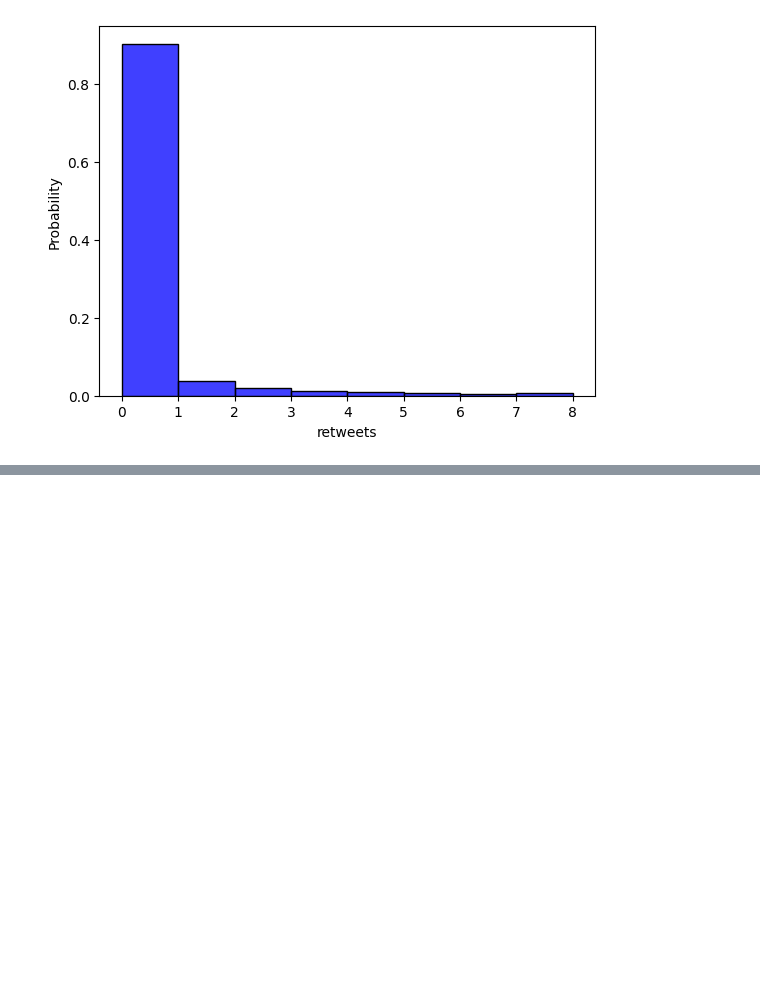
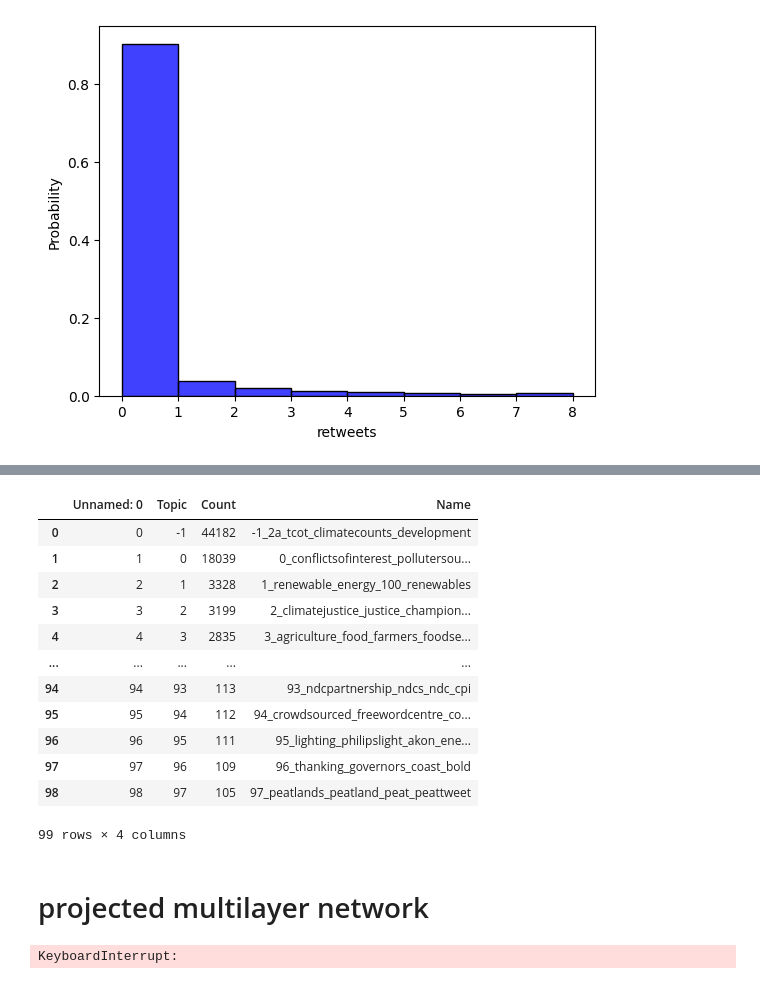
Before and after one commit to alessiogandelli/tweets-to-topic-network, a Jupyter notebook: src/others/report.ipynb, the cells around one changed output, grey strips where cells are left out. Saved outputs shown, nothing was run; the diff lists cells and outputs as text; code cells hidden in the pictures; blank space fills up the shorter version.

Commit message:
report networks

```diff
--- a/src/others/report.ipynb
+++ b/src/others/report.ipynb
@@ -113,0 +171,29 @@ tweets with 0 retweets 404026
+# %%
+topics_file = '/Volumes/boot420/Users/data/climate_network/cop22/cache/topics_cop22.csv'
+topic_name = pd.read_csv(topics_file)
+# %%
+topic_name
+# %% [output]
+|  | Unnamed: 0 | Topic | Count | Name |
+| 0 | 0 | -1 | 44182 | -1_2a_tcot_climatecounts_development |
+| 1 | 1 | 0 | 18039 | 0_conflictsofinterest_pollutersou... |
+| 2 | 2 | 1 | 3328 | 1_renewable_energy_100_renewables |
+| 3 | 3 | 2 | 3199 | 2_climatejustice_justice_champion... |
+| 4 | 4 | 3 | 2835 | 3_agriculture_food_farmers_foodse... |
+| ... | ... | ... | ... | ... |
+| 94 | 94 | 93 | 113 | 93_ndcpartnership_ndcs_ndc_cpi |
+| 95 | 95 | 94 | 112 | 94_crowdsourced_freewordcentre_co... |
+| 96 | 96 | 95 | 111 | 95_lighting_philipslight_akon_ene... |
+| 97 | 97 | 96 | 109 | 96_thanking_governors_coast_bold |
+| 98 | 98 | 97 | 105 | 97_peatlands_peatland_peat_peattweet |
+99 rows × 4 columns
+# %% [markdown]
+# projected multilayer network
+# %%
+import uunet.multinet as ml
+
+projected_network_path = '/Volumes/boot420/Users/data/climate_network/cop22/networks/cop22_retweets_ml.gml'
+
+ml = ml.read(projected_network_path)
+# %% [output]
+KeyboardInterrupt:
```
Also changed, not shown: parts of 18 cells of this notebook, 8 other files.
